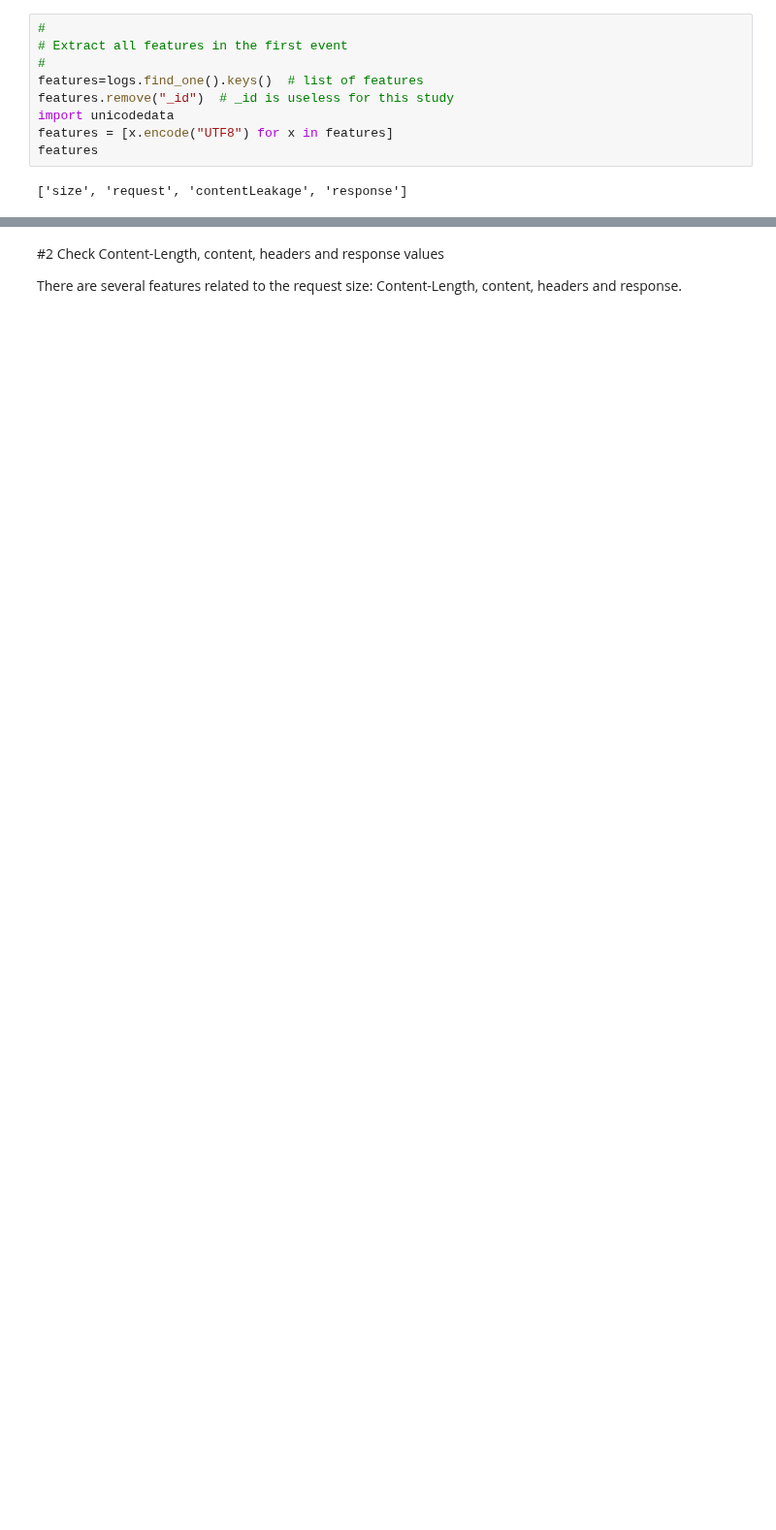
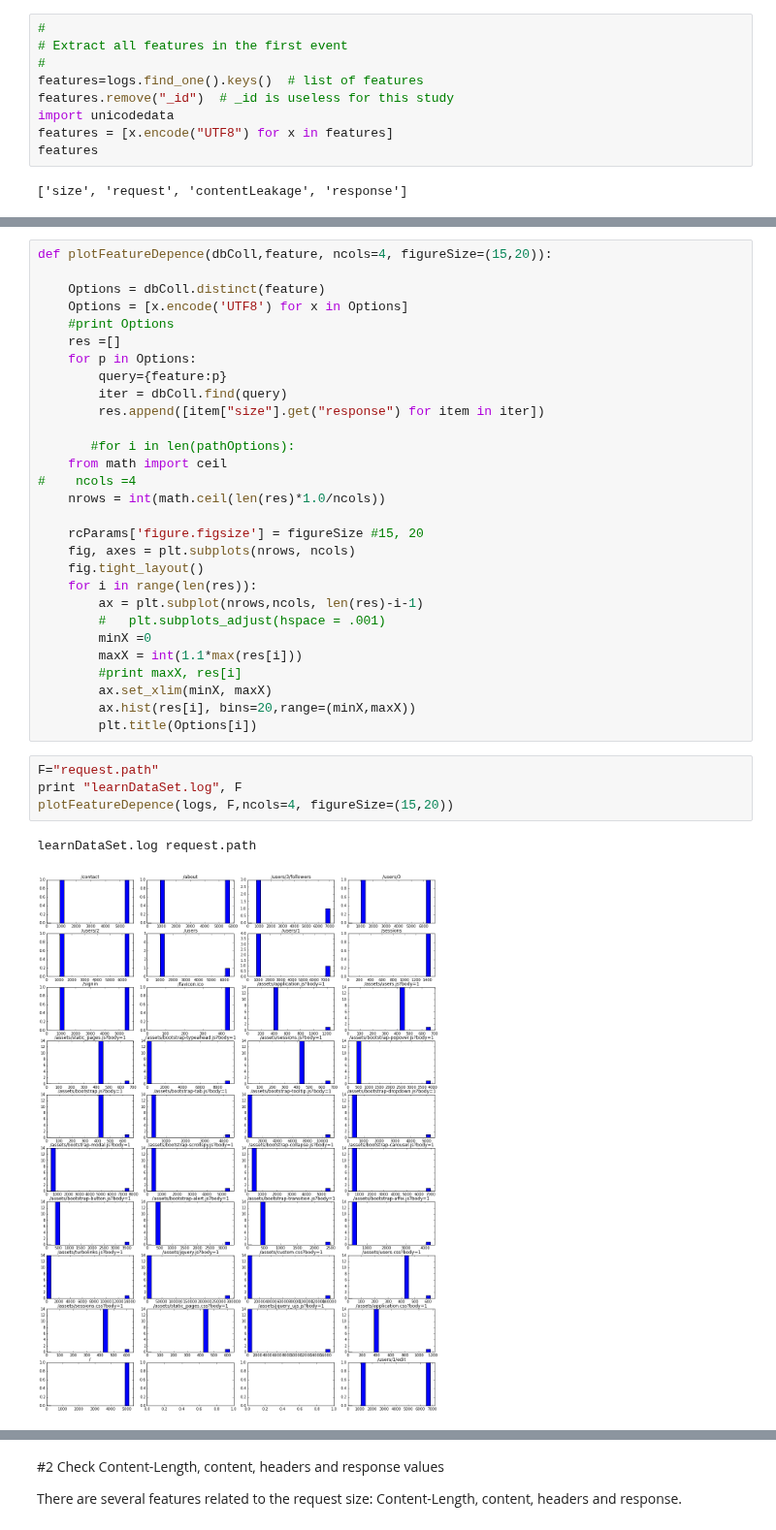
Before and after one commit to wangwf/Codes, a Jupyter notebook: dataLogs/mongodb.ipynb, the cells around one changed output, grey strips where cells are left out. Shown at 97% size. Drawn from its saved outputs; the diff is of its cells as text; blank space fills up the shorter version.

```diff
--- a/dataLogs/mongodb.ipynb
+++ b/dataLogs/mongodb.ipynb
@@ -205,0 +232,36 @@ nosniff 1091 7101 0.0
+# %%
+def plotFeatureDepence(dbColl,feature, ncols=4, figureSize=(15,20)):
+
+    Options = dbColl.distinct(feature)
+    Options = [x.encode('UTF8') for x in Options]
+    #print Options
+    res =[]
+    for p in Options:
+        query={feature:p}
+        iter = dbColl.find(query)
+        res.append([item["size"].get("response") for item in iter])
+
+       #for i in len(pathOptions):
+    from math import ceil
+#    ncols =4
+    nrows = int(math.ceil(len(res)*1.0/ncols))
+
+    rcParams['figure.figsize'] = figureSize #15, 20
+    fig, axes = plt.subplots(nrows, ncols)
+    fig.tight_layout()
+    for i in range(len(res)):
+        ax = plt.subplot(nrows,ncols, len(res)-i-1)
+        #   plt.subplots_adjust(hspace = .001)
+        minX =0
+        maxX = int(1.1*max(res[i]))
+        #print maxX, res[i]
+        ax.set_xlim(minX, maxX)
+        ax.hist(res[i], bins=20,range=(minX,maxX))
+        plt.title(Options[i])
+# %%
+F="request.path"
+print "learnDataSet.log", F
+plotFeatureDepence(logs, F,ncols=4, figureSize=(15,20))
+# %% [output]
+learnDataSet.log request.path
+[figure, added]
```
Also changed, not shown: parts of 46 cells of this notebook, 2 other files.
